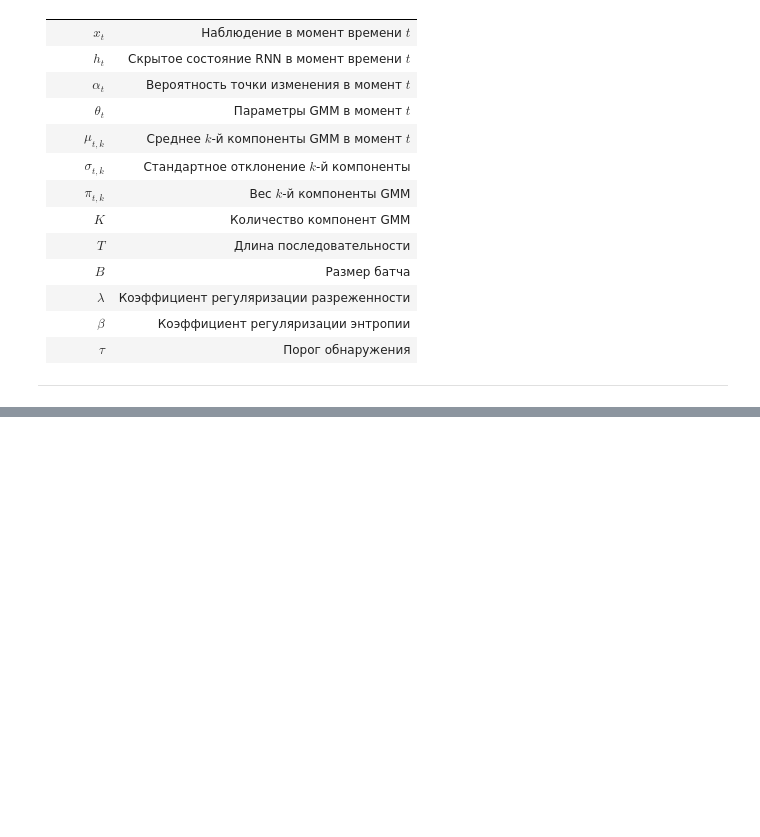
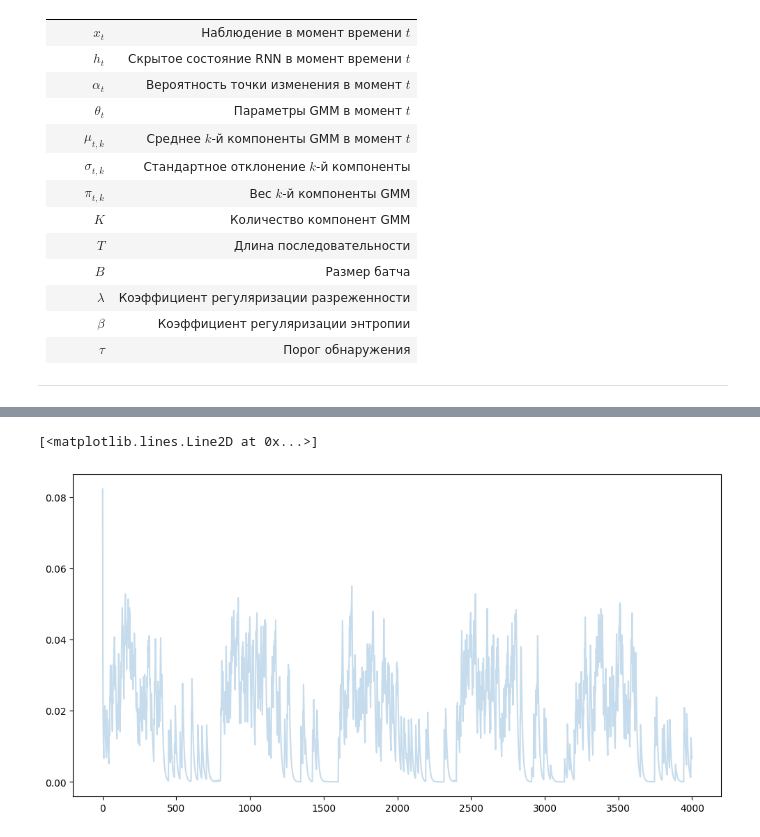
Before and after one commit to kraevskiyAA/NeuroEWS, a Jupyter notebook: notebooks/fit_simple_norm_flow.ipynb, the cells around one changed output, grey strips where cells are left out. Drawn from its saved outputs; the diff is of its cells as text; code cells hidden in the pictures; blank space fills up the shorter version.

```diff
--- a/notebooks/fit_simple_norm_flow.ipynb
+++ b/notebooks/fit_simple_norm_flow.ipynb
@@ -494,0 +449,7 @@ plot_3xN_comparison(
+# %%
+plt.figure(figsize=(12,6))
+plt.plot(pd.DataFrame(params['alpha']).ewm(alpha=0.1).mean().to_numpy(), alpha=0.25)
+# plt.plot(changepoints, alpha=0.25)
+# %% [output]
+[<matplotlib.lines.Line2D at 0x...>]
+[figure, added]
```
Also changed, not shown: parts of 12 cells of this notebook, 3 other files.
